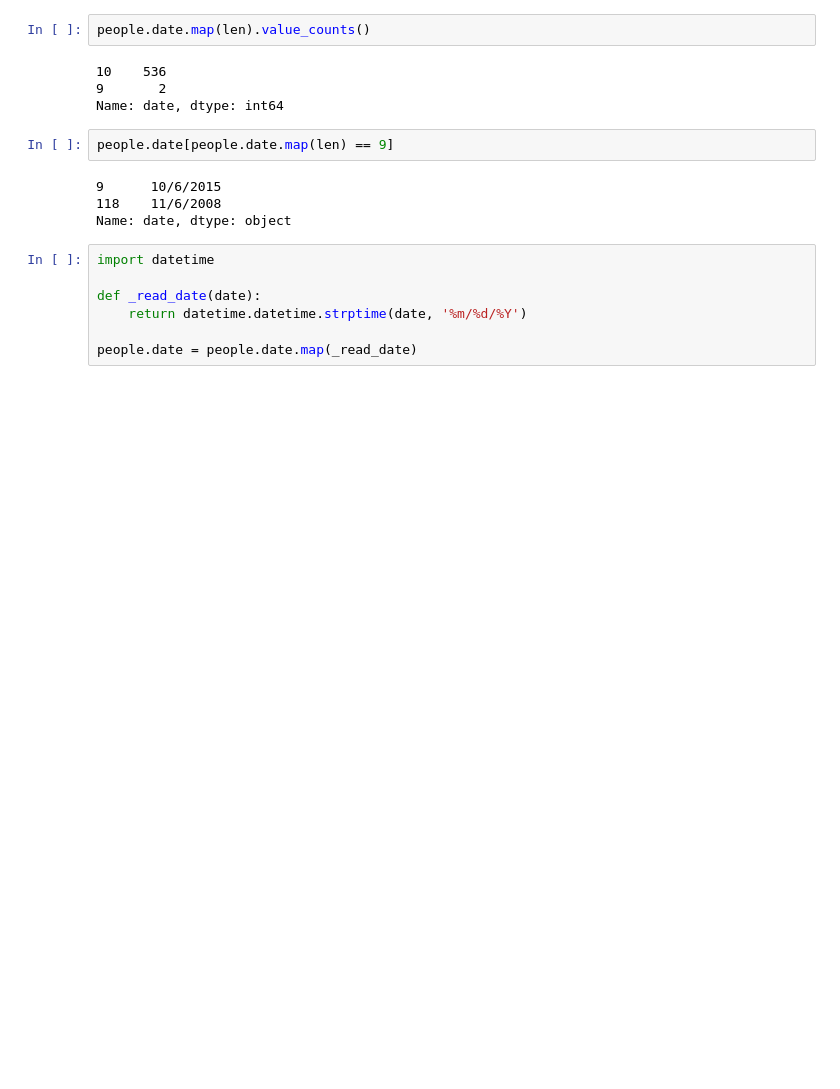
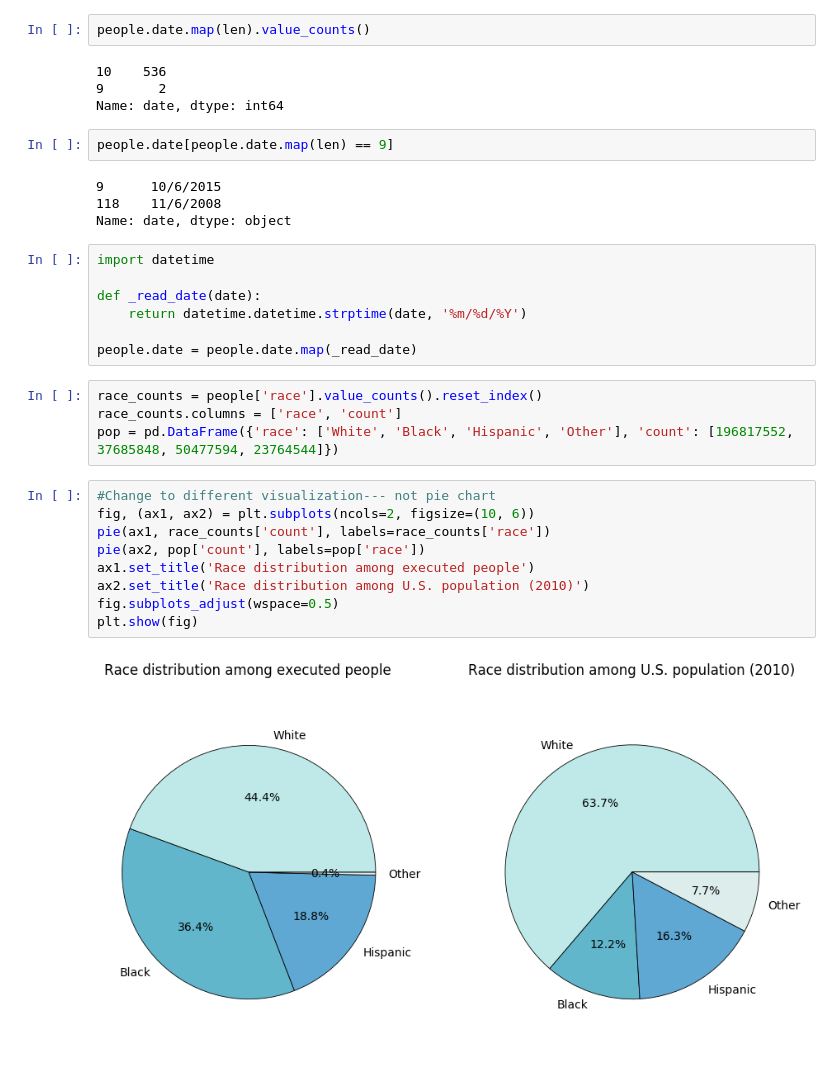
Before and after one commit to mgnbecker/Capstone-Project_mb, a Jupyter notebook: Modeling_Attempts.ipynb, the cells around one changed output. Cells and saved outputs as stored; diff of their text form; blank space fills up the shorter version.

Commit message:
Made several visualizations

```diff
--- a/Modeling_Attempts.ipynb
+++ b/Modeling_Attempts.ipynb
@@ -170,3 +170,18 @@ def _read_date(date):
     return datetime.datetime.strptime(date, '%m/%d/%Y')
 
 people.date = people.date.map(_read_date)
+# %%
+race_counts = people['race'].value_counts().reset_index()
+race_counts.columns = ['race', 'count']
+pop = pd.DataFrame({'race': ['White', 'Black', 'Hispanic', 'Other'], 'count': [196817552, 37685848, 50477594, 23764544]})
+# %%
+#Change to different visualization--- not pie chart
+fig, (ax1, ax2) = plt.subplots(ncols=2, figsize=(10, 6))
+pie(ax1, race_counts['count'], labels=race_counts['race'])
+pie(ax2, pop['count'], labels=pop['race'])
+ax1.set_title('Race distribution among executed people')
+ax2.set_title('Race distribution among U.S. population (2010)')
+fig.subplots_adjust(wspace=0.5)
+plt.show(fig)
+# %% [output]
+[figure, added]
```
Also changed, not shown: parts of 5 cells of this notebook.
